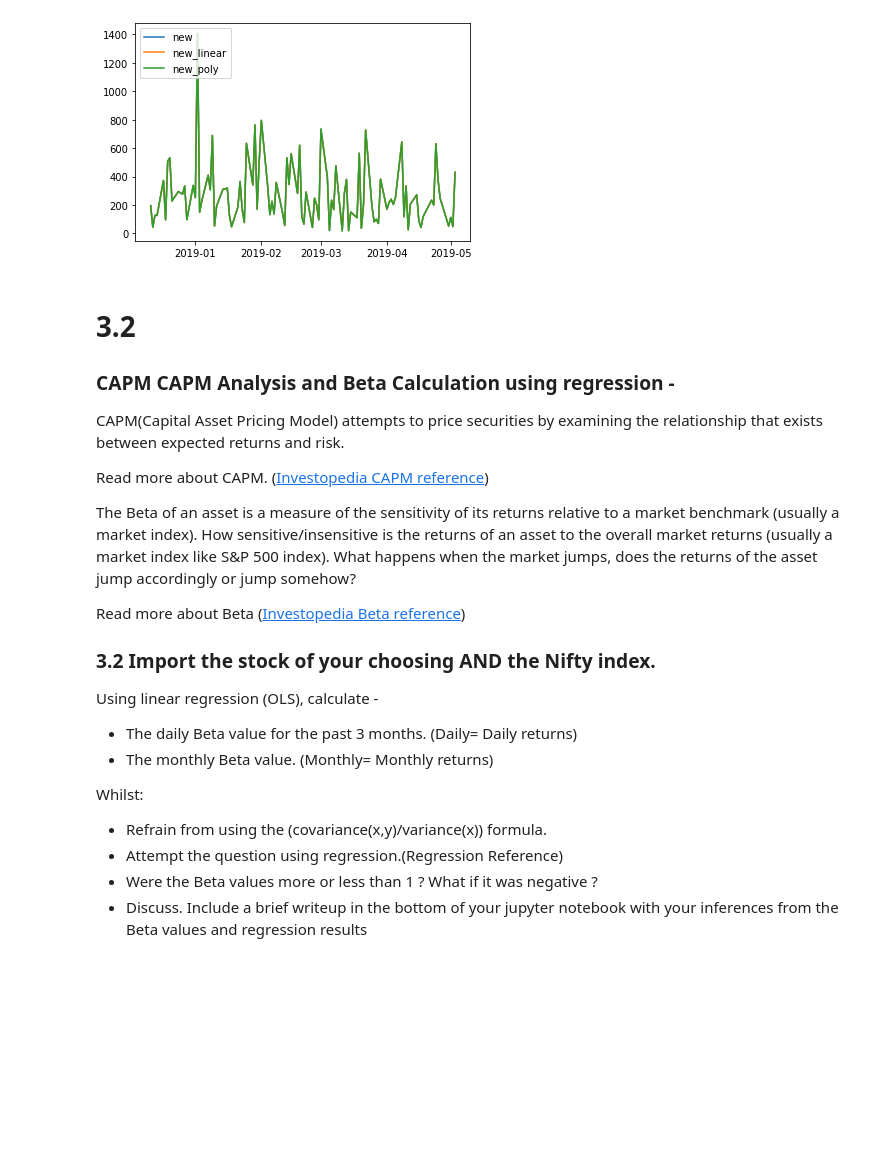
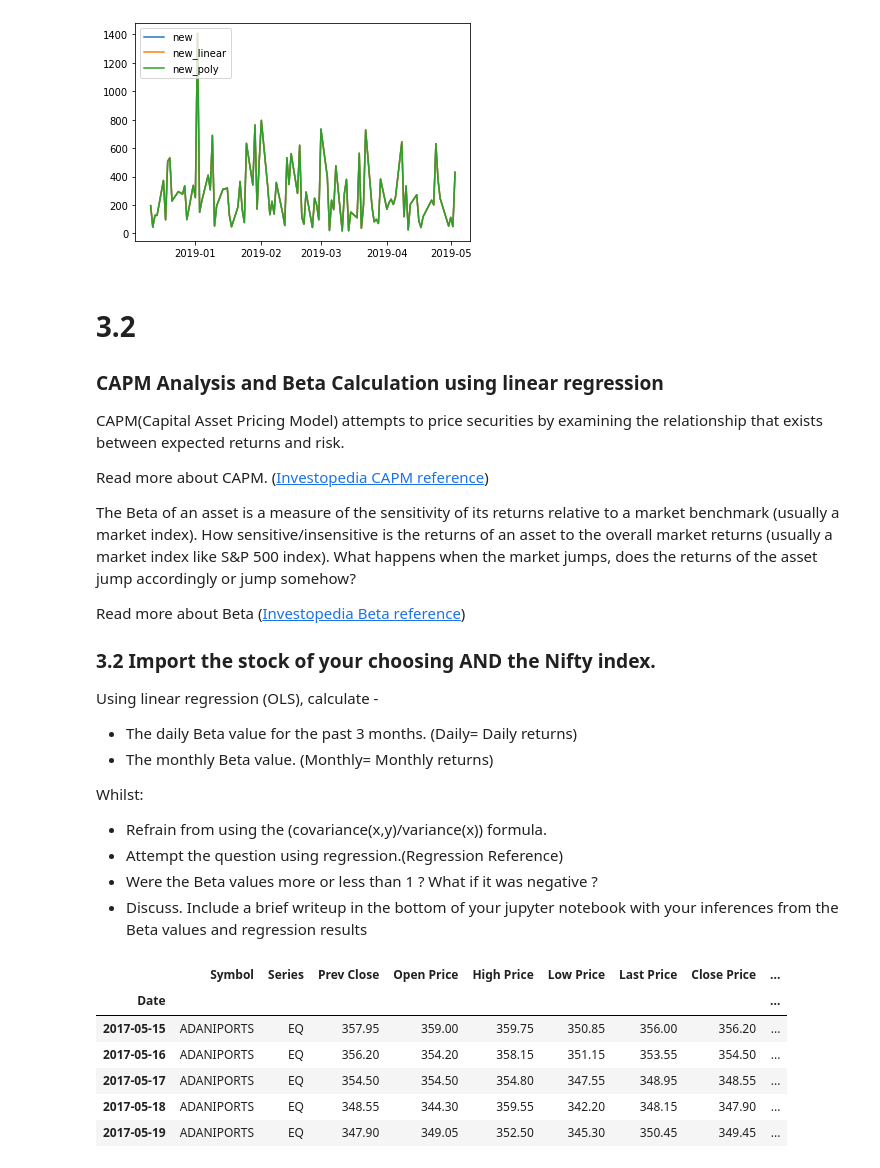
Before and after one commit to JamesMcGuigan/aspiration-ai-internship, a Jupyter notebook: python3/module_3/module_3.ipynb, the cells around one changed output. Cells and saved outputs as stored; diff of their text form; code cells hidden in the pictures; blank space fills up the shorter version.

Commit message:
module 3 | python | Beta Calculation using linear regression

```diff
--- a/python3/module_3/module_3.ipynb
+++ b/python3/module_3/module_3.ipynb
@@ -179,7 +183,7 @@ ax1.legend(loc='upper left')
 # %% [markdown]
 # 3.2
 
-### CAPM CAPM Analysis and Beta Calculation using regression -
+### CAPM Analysis and Beta Calculation using linear regression
 
 CAPM(Capital Asset Pricing Model) attempts to price securities by examining the relationship that exists between expected returns and risk.
 
@@ -202,0 +211,14 @@ Whilst:
+# %%
+ADANIPORTS = pd.read_csv( "../../data/stocks/Large_Cap/ADANIPORTS.csv", parse_dates=['Date'], index_col='Date' )
+ADANIPORTS = ADANIPORTS[ ADANIPORTS.Series == 'EQ' ]
+NIFTY50    = pd.read_csv( "../../data/Indices/Nifty50.csv",             parse_dates=['Date'], index_col='Date' )
+# %%
+ADANIPORTS.head()
+# %% [output]
+|  | Symbol | Series | Prev Close | Open Price | High Price | Low Price | Last Price | Close Price | ... |
+| Date |  |  |  |  |  |  |  |  | ... |
+| 2017-05-15 | ADANIPORTS | EQ | 357.95 | 359.00 | 359.75 | 350.85 | 356.00 | 356.20 | ... |
+| 2017-05-16 | ADANIPORTS | EQ | 356.20 | 354.20 | 358.15 | 351.15 | 353.55 | 354.50 | ... |
+| 2017-05-17 | ADANIPORTS | EQ | 354.50 | 354.50 | 354.80 | 347.55 | 348.95 | 348.55 | ... |
+| 2017-05-18 | ADANIPORTS | EQ | 348.55 | 344.30 | 359.55 | 342.20 | 348.15 | 347.90 | ... |
+| 2017-05-19 | ADANIPORTS | EQ | 347.90 | 349.05 | 352.50 | 345.30 | 350.45 | 349.45 | ... |
```
Also changed, not shown: parts of 7 cells of this notebook, 2 other files.
